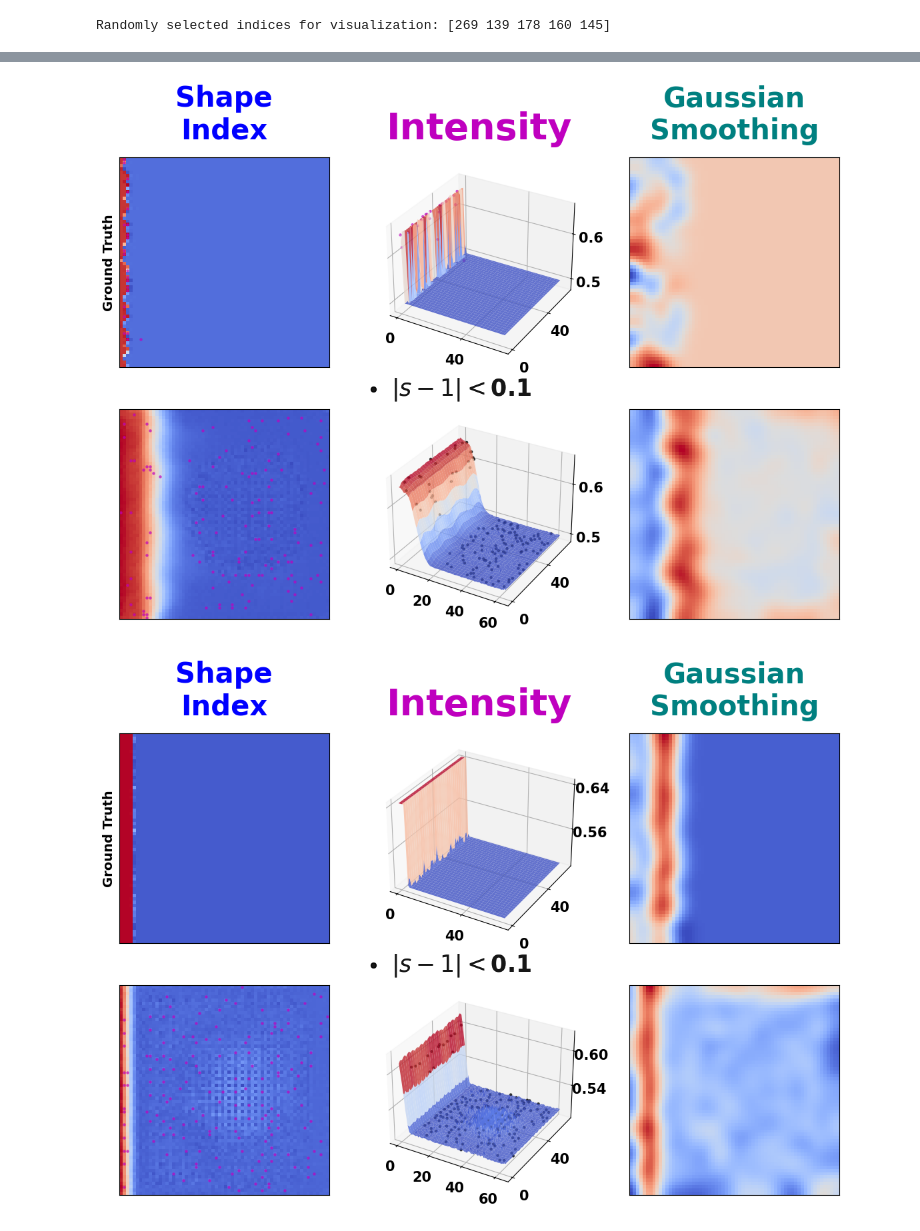
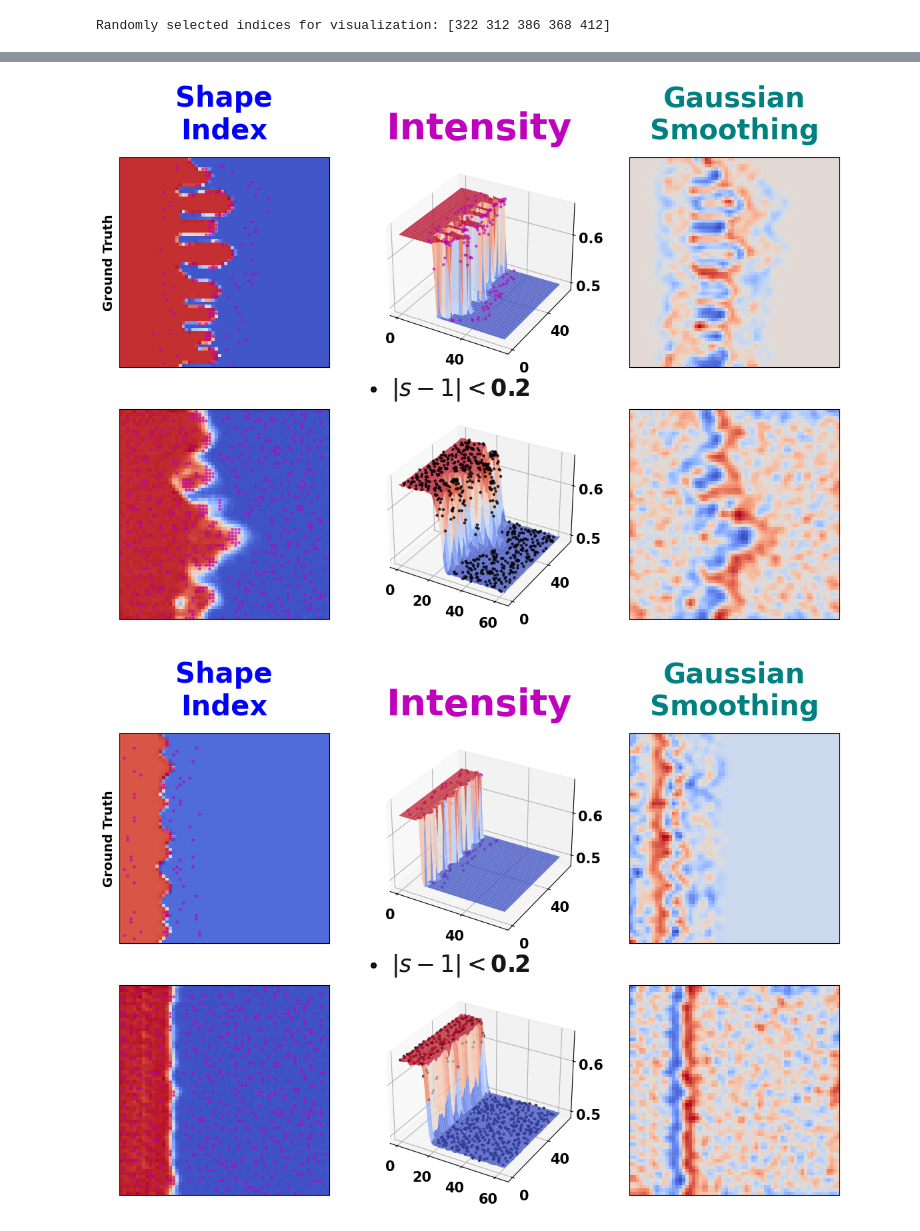
Before and after one commit to anilkunwar/dendrites_pfm_vae, a Jupyter notebook: generative_ai/step3_quantification.ipynb, the cells around one changed output, grey strips where cells are left out. Drawn from its saved outputs; the diff is of its cells as text; code cells hidden in the pictures.

```diff
--- a/generative_ai/step3_quantification.ipynb
+++ b/generative_ai/step3_quantification.ipynb
@@ -31,7 +31,7 @@ test_dataloader = DataLoader(
 )
 
 vae = torch.load(os.path.join(
-    "results/VAEv11_MDN_lat=32_K=8_beta=2.0_warm=0.3_ctr=1.0_smooth=2.0_time=20260120_202159",
+    "results/VAEv11_MDN_lat=32_K=16_beta=0.1_warm=0.25_ctr=0.5_smooth=1.0_time=20260121_105646",
     "ckpt", "best.pt"
 ), weights_only=False).to(device)
 vae.eval()
@@ -214,11 +214,11 @@ num_vis = 5
 indices_vis = np.random.choice(all_ids, size=num_vis, replace=False)
 print("Randomly selected indices for visualization:", indices_vis)
 # %% [output]
-Randomly selected indices for visualization: [269 139 178 160 145]
+Randomly selected indices for visualization: [322 312 386 368 412]
 # %%
 target = 0.0
-delta = 0.1
-sigma = 3.0
+delta = 0.2
+sigma = 1.0
 
 for s_i, idx in enumerate(indices_vis):
 
@@ -326,2 +326,2 @@ for s_i, idx in enumerate(indices_vis):
-[figure, old version]
+[figure, new version]
-[figure, old version]
+[figure, new version]
```
Also changed, not shown: parts of 7 cells of this notebook, 1 other file.
